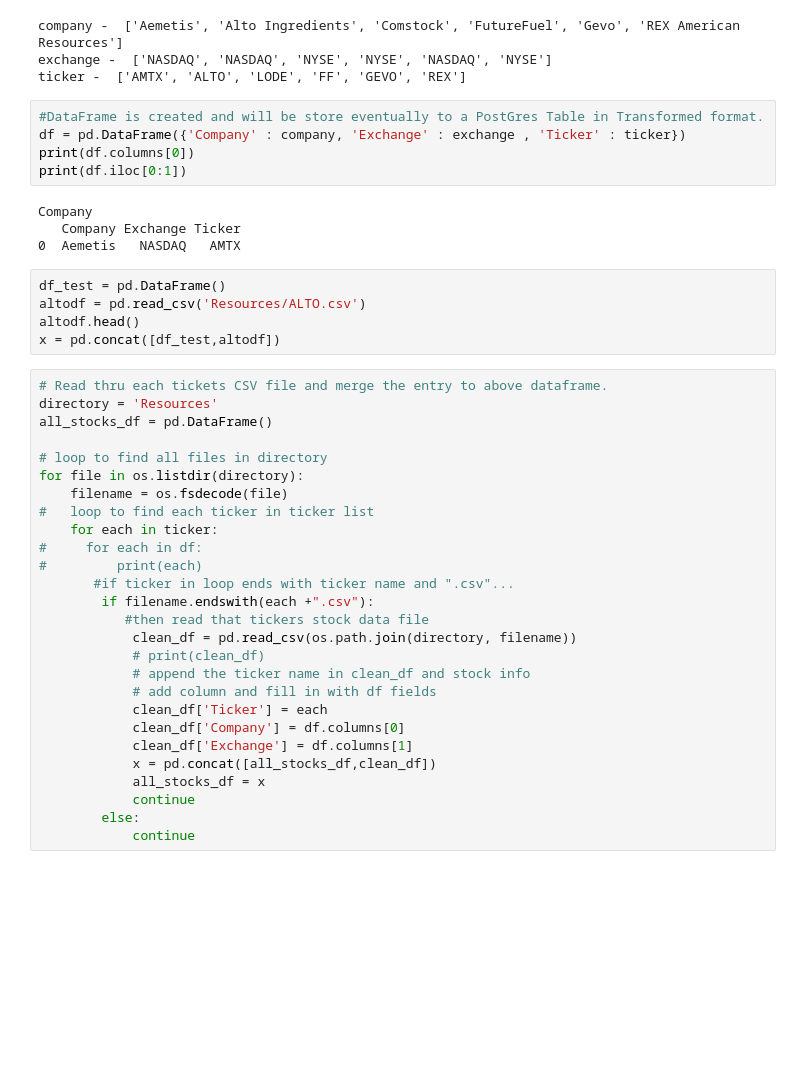
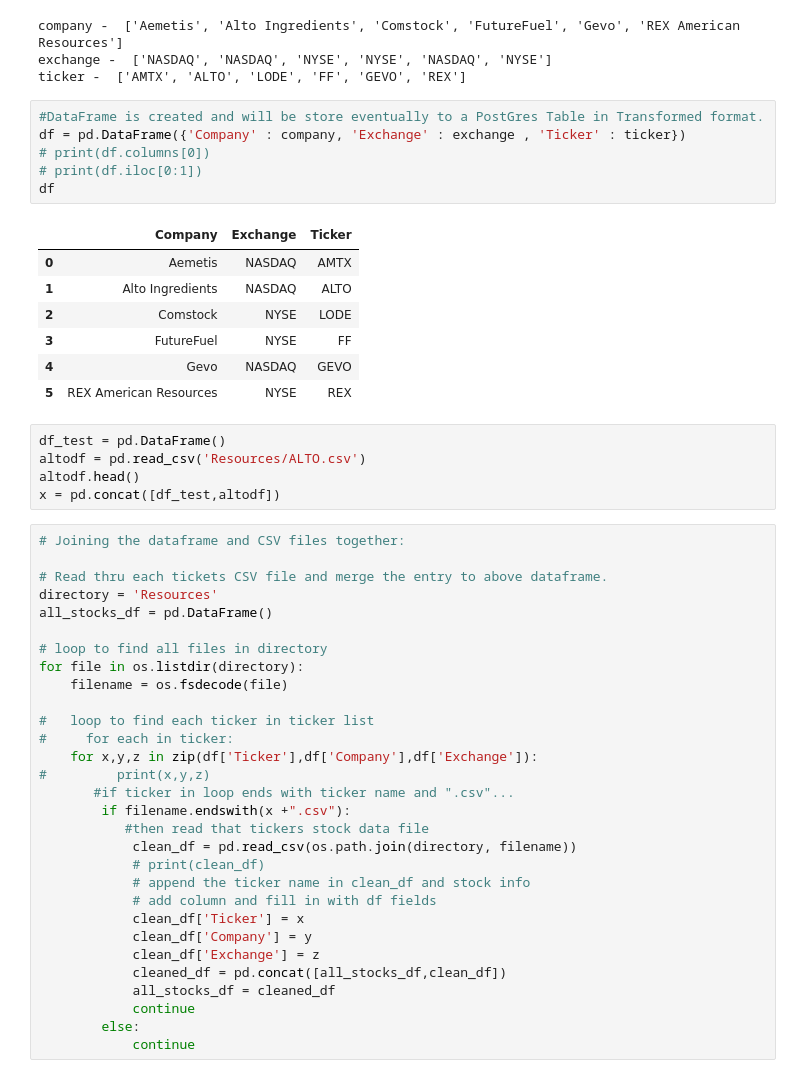
Before and after one commit to sontakkedipti/ETL--Stock-Project, a Jupyter notebook: Code/biofuel_stocks_webscrape.ipynb, the cells around one changed output. Cells and saved outputs as stored; diff of their text form; blank space fills up the shorter version.

Commit message:
code added for df and csv into new dataframe

```diff
--- a/Code/biofuel_stocks_webscrape.ipynb
+++ b/Code/biofuel_stocks_webscrape.ipynb
@@ -103,18 +104,25 @@ ticker -  ['AMTX', 'ALTO', 'LODE', 'FF', 'GEVO', 'REX']
 # %%
 #DataFrame is created and will be store eventually to a PostGres Table in Transformed format.
 df = pd.DataFrame({'Company' : company, 'Exchange' : exchange , 'Ticker' : ticker})
-print(df.columns[0])
-print(df.iloc[0:1])
+# print(df.columns[0])
+# print(df.iloc[0:1])
+df
 # %% [output]
-Company
-   Company Exchange Ticker
-0  Aemetis   NASDAQ   AMTX
+|  | Company | Exchange | Ticker |
+| 0 | Aemetis | NASDAQ | AMTX |
+| 1 | Alto Ingredients | NASDAQ | ALTO |
+| 2 | Comstock | NYSE | LODE |
+| 3 | FutureFuel | NYSE | FF |
+| 4 | Gevo | NASDAQ | GEVO |
+| 5 | REX American Resources | NYSE | REX |
 # %%
 df_test = pd.DataFrame()
 altodf = pd.read_csv('Resources/ALTO.csv')
 altodf.head()
 x = pd.concat([df_test,altodf])
 # %%
+# Joining the dataframe and CSV files together:
+
 # Read thru each tickets CSV file and merge the entry to above dataframe.
 directory = 'Resources'
 all_stocks_df = pd.DataFrame()
@@ -122,22 +130,23 @@ all_stocks_df = pd.DataFrame()
 # loop to find all files in directory
 for file in os.listdir(directory):
     filename = os.fsdecode(file)
+
 #   loop to find each ticker in ticker list
-    for each in ticker:
-#     for each in df:
-#         print(each)
+#     for each in ticker:
+    for x,y,z in zip(df['Ticker'],df['Company'],df['Exchange']):
+#         print(x,y,z)
        #if ticker in loop ends with ticker name and ".csv"...
-        if filename.endswith(each +".csv"):
+        if filename.endswith(x +".csv"):
            #then read that tickers stock data file
             clean_df = pd.read_csv(os.path.join(directory, filename))
             # print(clean_df)
             # append the ticker name in clean_df and stock info
             # add column and fill in with df fields
-            clean_df['Ticker'] = each
-            clean_df['Company'] = df.columns[0]
-            clean_df['Exchange'] = df.columns[1]
-            x = pd.concat([all_stocks_df,clean_df])
-            all_stocks_df = x
+            clean_df['Ticker'] = x
+            clean_df['Company'] = y
+            clean_df['Exchange'] = z
+            cleaned_df = pd.concat([all_stocks_df,clean_df])
+            all_stocks_df = cleaned_df
             continue
         else:
             continue
```
Also changed, not shown: parts of 6 cells of this notebook, 1 other file.
